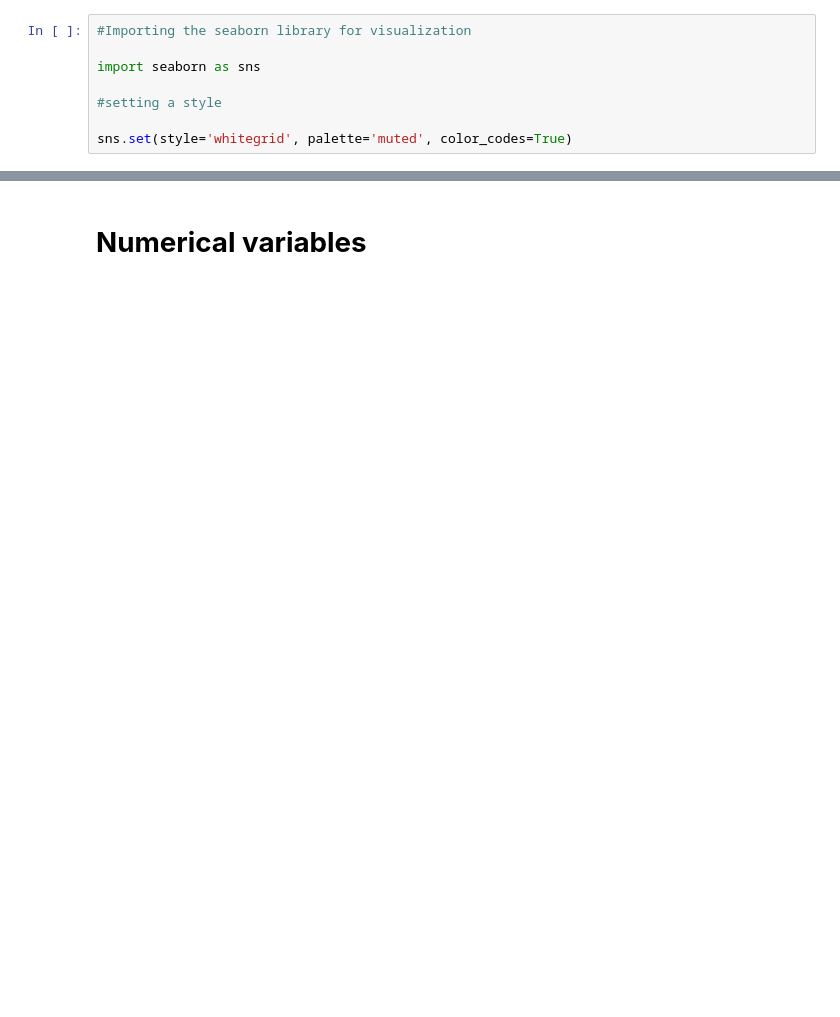
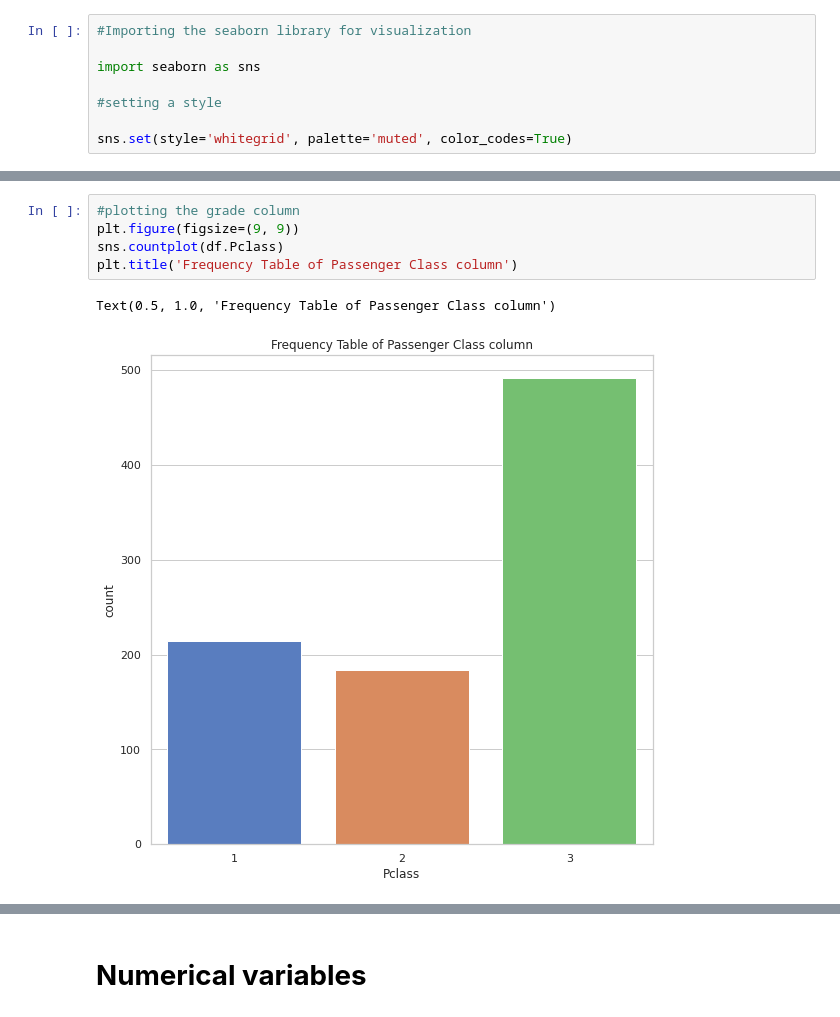
Before and after one commit to therealellam/CORE_ML_WK4, a Jupyter notebook: DSP_CORE_MOD2_IP_WK4_ML_Bellah_Ellam.ipynb, the cells around one changed output, grey strips where cells are left out. Drawn from its saved outputs; the diff is of its cells as text; blank space fills up the shorter version.

```diff
--- a/DSP_CORE_MOD2_IP_WK4_ML_Bellah_Ellam.ipynb
+++ b/DSP_CORE_MOD2_IP_WK4_ML_Bellah_Ellam.ipynb
@@ -212,0 +220,8 @@ sns.set(style='whitegrid', palette='muted', color_codes=True)
+# %%
+#plotting the grade column
+plt.figure(figsize=(9, 9))
+sns.countplot(df.Pclass)
+plt.title('Frequency Table of Passenger Class column')
+# %% [output]
+Text(0.5, 1.0, 'Frequency Table of Passenger Class column')
+[figure, added]
```
Also changed, not shown: parts of 57 cells of this notebook.
